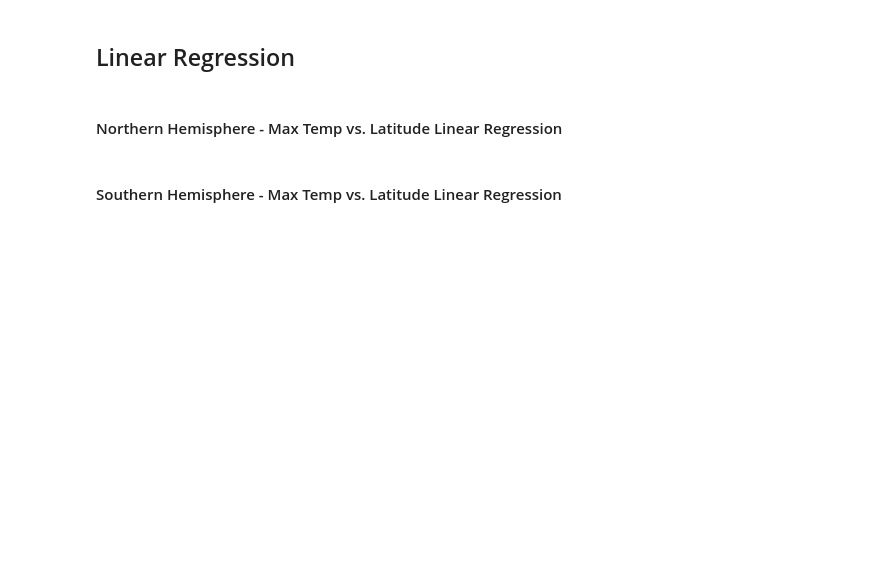
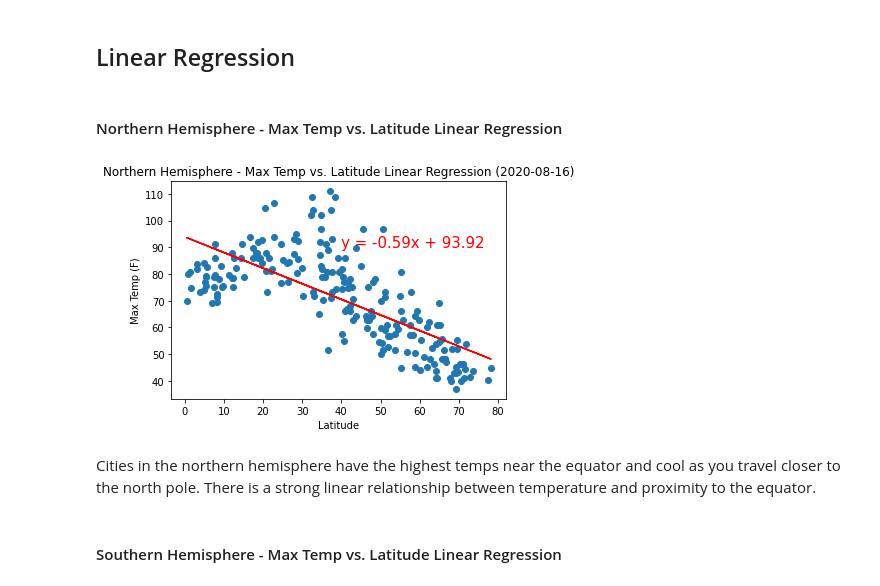
Before and after one commit to ramirezgc/python-api-challenge, a Jupyter notebook: WeatherPy/WeatherPy.ipynb, the cells around one changed output. Saved outputs shown, nothing was run; the diff lists cells and outputs as text; code cells hidden in the pictures; blank space fills up the shorter version.

```diff
--- a/WeatherPy/WeatherPy.ipynb
+++ b/WeatherPy/WeatherPy.ipynb
@@ -227,4 +229,41 @@ plt.show()
+# %%
+# OPTIONAL: Create a function to create Linear Regression plots
+
+# Linear regression function
+def linear_regression(x_values,y_values):
+    (slope, intercept, rvalue, pvalue, stderr) = linregress(x_values, y_values)
+    regress_values = x_values * slope + intercept
+    line_eq = "y = " + str(round(slope,2)) + "x + " + str(round(intercept,2))
+    plt.scatter(x_values, y_values)
+    plt.plot(x_values,regress_values,"r-")
+    return line_eq
+
+# Line annotation function
+def annotate(line_eq, a, b):
+    plt.annotate(line_eq,(a,b),fontsize=15,color="red")
+# %%
+# Create Northern and Southern Hemisphere DataFrames
+
+north = city_df.loc[city_df["Lat"] >= 0]
+north_df = pd.DataFrame(north)
+
+south = city_df.loc[city_df["Lat"] < 0]
+south_df = pd.DataFrame(south)
 # %% [markdown]
 ####  Northern Hemisphere - Max Temp vs. Latitude Linear Regression
+# %%
+equation = linear_regression(north_df["Lat"], north_df["Max Temp"])
+
+annotate(equation, 40, 90)
+
+plt.title(f"Northern Hemisphere - Max Temp vs. Latitude Linear Regression ({city_date})")
+plt.xlabel("Latitude")
+plt.ylabel("Max Temp (F)")
+
+plt.savefig("Northern Hemisphere - Max Temp vs. Latitude Linear Regression.png")
+# %% [output]
+[figure, added]
+# %% [markdown]
+Cities in the northern hemisphere have the highest temps near the equator and cool as you travel closer to the north pole. There is a strong linear relationship between temperature and proximity to the equator.
 # %% [markdown]
 ####  Southern Hemisphere - Max Temp vs. Latitude Linear Regression
```
Also changed, not shown: parts of 29 cells of this notebook, 17 other files.
